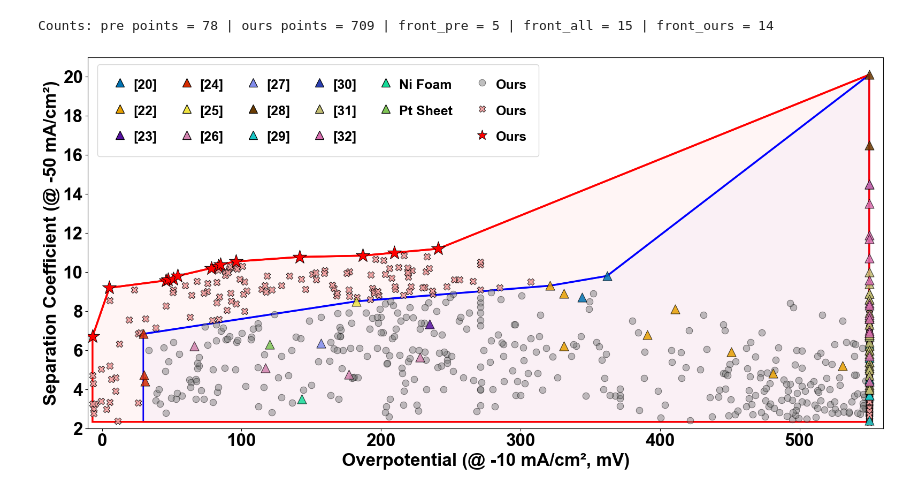
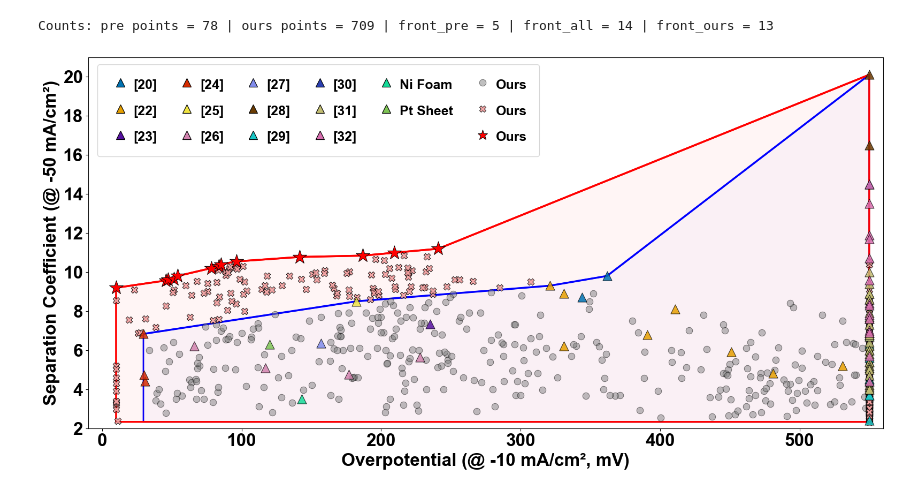
Before and after one commit to Wang-Group/HD_separation, a Jupyter notebook: 0-Figures/Figure1/notebooks/v4.ipynb, the cells around one changed output. Cells and saved outputs as stored; diff of their text form; code cells hidden in the pictures.

```diff
--- a/0-Figures/Figure1/notebooks/v4.ipynb
+++ b/0-Figures/Figure1/notebooks/v4.ipynb
@@ -78,6 +78,8 @@ literature_path = FsPath("../data/figure1_bottom_literature_benchmarks.csv")
 all_samples_path = FsPath("../data/figure1_bottom_this_work_from_all_data.csv")
 
 lit_points = pd.read_csv(literature_path)
+MIN_OVERPOTENTIAL_MV = 10.0
+CAP_OVERPOTENTIAL_MV = 550.0
 
 # =========================
 # 2) Map each dataset to (x, y) columns
@@ -97,12 +99,11 @@ ours = pd.DataFrame({
     "x": to_num(all_samples["plot_x_overpotential_mV"]),
     "y": to_num(all_samples["separation_coefficient"]),
 }).dropna()
-ours["x"] = ours["x"].clip(upper=550)
-
 rows.append(ours)
 
 data = pd.concat(rows, ignore_index=True)
 data = data[np.isfinite(data["x"]) & np.isfinite(data["y"])].copy()
+data["x"] = data["x"].clip(lower=MIN_OVERPOTENTIAL_MV, upper=CAP_OVERPOTENTIAL_MV)
 data = data.reset_index(drop=True)
 data["pid"] = data.index
 
@@ -386,32 +387,32 @@ h_pareto = Line2D(
     markeredgewidth=0.7,
 )
 
 legend_handles.extend([h_inside, h_outside, h_pareto])
 legend_labels.extend(["Ours", "Ours", "Ours"])
 
 ax.legend(
     handles=legend_handles,
     labels=legend_labels,
     loc="upper left",
     bbox_to_anchor=(0.005, 0.995),
     frameon=True,
     ncol=6,
     columnspacing=1.4,
     handletextpad=0.2,
     borderaxespad=0.4,
     labelspacing=0.8,
     borderpad=0.9,
     handlelength=1.6,
     handleheight=1.4,
     prop={"family": "Arial", "weight": "bold", "size": 18},
 )
 
 
 
 
 plt.tight_layout()
 fig.savefig("../outputs/pareto_plot_v2.png", dpi=300, bbox_inches="tight", pad_inches=0.05)
 plt.show()
 # %% [output]
-Counts: pre points = 78 | ours points = 709 | front_pre = 5 | front_all = 15 | front_ours = 14
+Counts: pre points = 78 | ours points = 709 | front_pre = 5 | front_all = 14 | front_ours = 13
-[figure, old version]
+[figure, new version]
```
Also changed, not shown: 43 other files.
